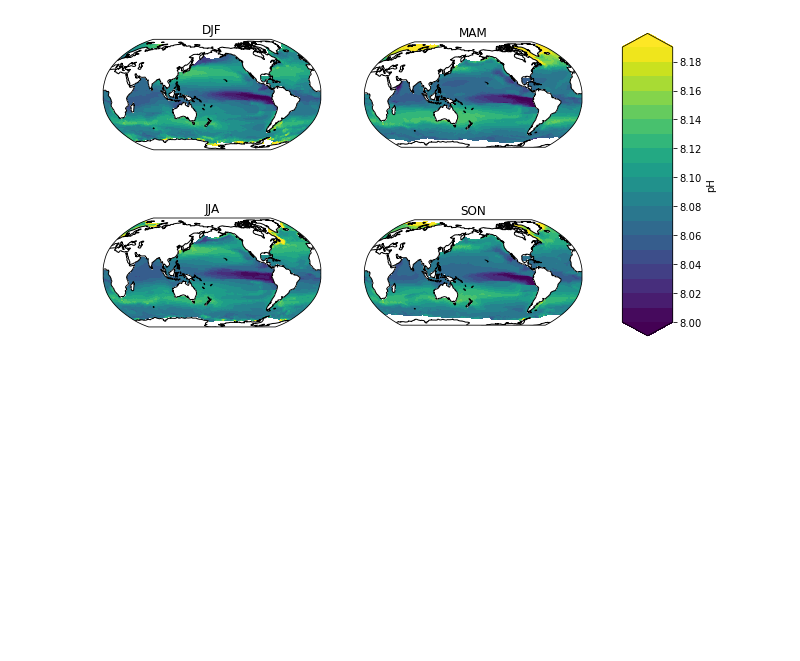
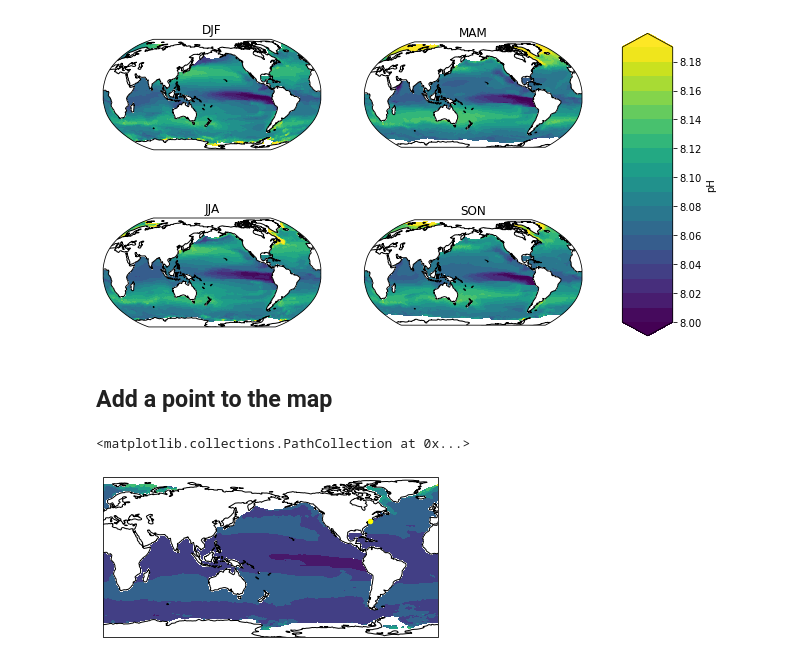
Before and after one commit to ATOC-REU/python_bootcamp, a Jupyter notebook: Day 7_Spatial plots with cartopy/day7_solutions.ipynb, the cells around one changed output. Cells and saved outputs as stored; diff of their text form; code cells hidden in the pictures; blank space fills up the shorter version.

```diff
--- a/Day 7_Spatial plots with cartopy/day7_solutions.ipynb
+++ b/Day 7_Spatial plots with cartopy/day7_solutions.ipynb
@@ -90,3 +90,24 @@ f.colorbar(im,cax=cbar_ax,fraction=0.046,pad=0.04,label='pH')
 # %% [output]
 <matplotlib.colorbar.Colorbar at 0x...>
 [figure]
+# %% [markdown]
+## Add a point to the map
+# %%
+lon_buoy = -73.164
+lat_buoy = 40.251
+# %%
+ax = plt.axes(projection=ccrs.PlateCarree(central_longitude=180)) # you can change the central longitude of the map
+ax.coastlines()
+ax.contourf(ds_1998.lon,ds_1998.lat,ds_1998.pH,transform=ccrs.PlateCarree())
+
+# ax.set_extent([109.5,288.5,-65.5, 65.5]) # solution
+
+ax.scatter(lon_buoy, lat_buoy,
+            s=20, # sets the markersize
+            color='Yellow', # sets the color
+            transform=ccrs.PlateCarree(), # sets the projection!
+            zorder = 10 # makes sure that this is plotted above other data!
+          )
+# %% [output]
+<matplotlib.collections.PathCollection at 0x...>
+[figure, added]
```
Also changed, not shown: 4 other files.
